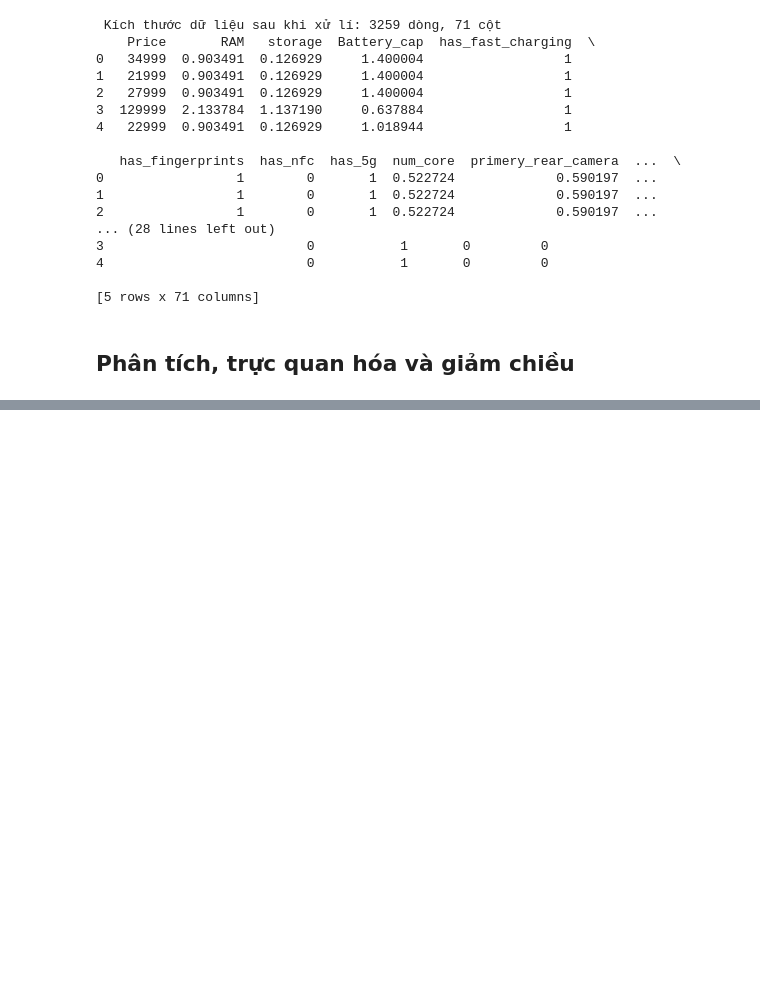
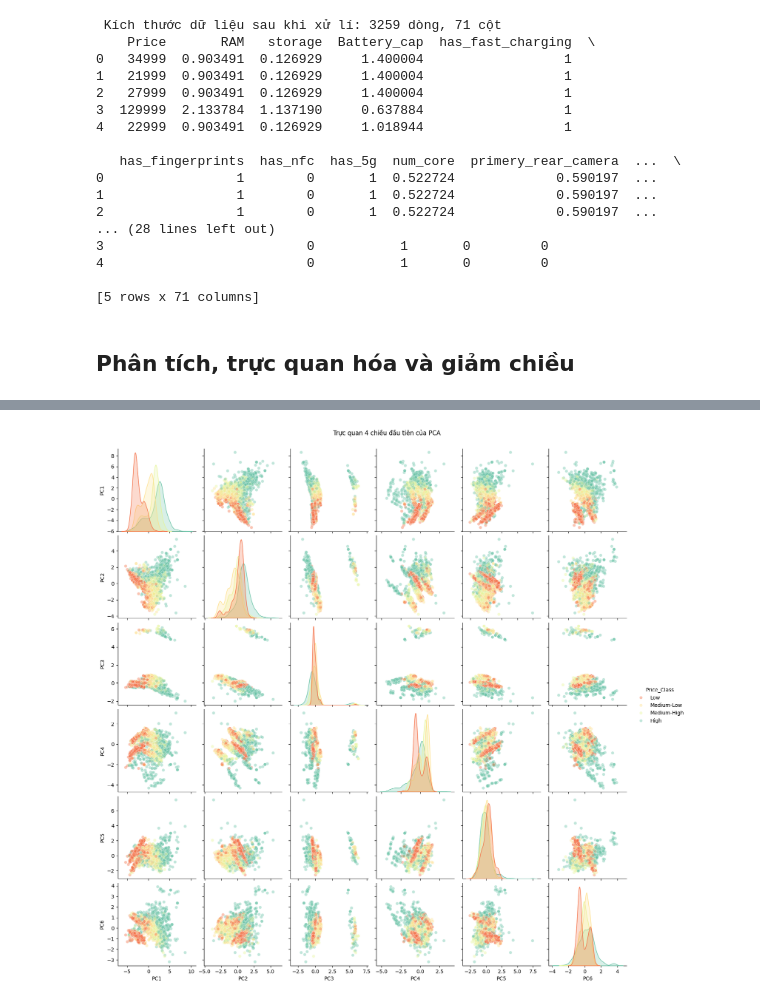
Before and after one commit to grst0610/Machine-learning, a Jupyter notebook: clean_data.ipynb, the cells around one changed output, grey strips where cells are left out. Cells and saved outputs as stored; diff of their text form; code cells hidden in the pictures; blank space fills up the shorter version.

```diff
--- a/clean_data.ipynb
+++ b/clean_data.ipynb
@@ -148,0 +199,10 @@ print(df.head())
+# %%
+# TRỰC QUAN HÓA THEO 2 CẶP THÀNH PHẦN CHÍNH
+# Pairplot cho PCA
+df_pca = pd.DataFrame(X_pca[:, :6], columns=['PC1', 'PC2', 'PC3', 'PC4', 'PC5', 'PC6'])
+df_pca['Price_Class'] = y_class.values
+sns.pairplot(df_pca, hue='Price_Class', diag_kind='kde', plot_kws={'alpha': 0.4}, palette='Spectral')
+plt.suptitle('Trực quan 4 chiều đầu tiên của PCA', y=1.02)
+plt.show()
+# %% [output]
+[figure, added]
```
Also changed, not shown: parts of 5 cells of this notebook.
